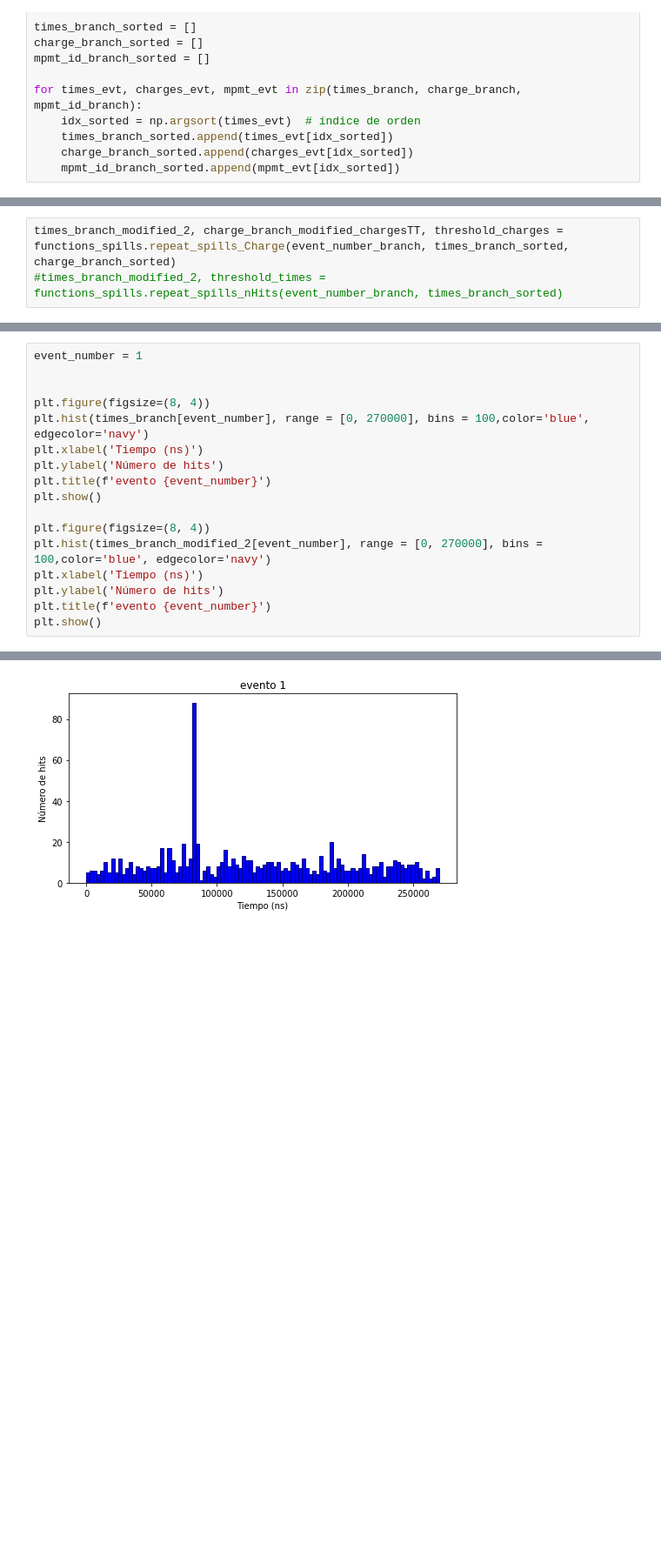
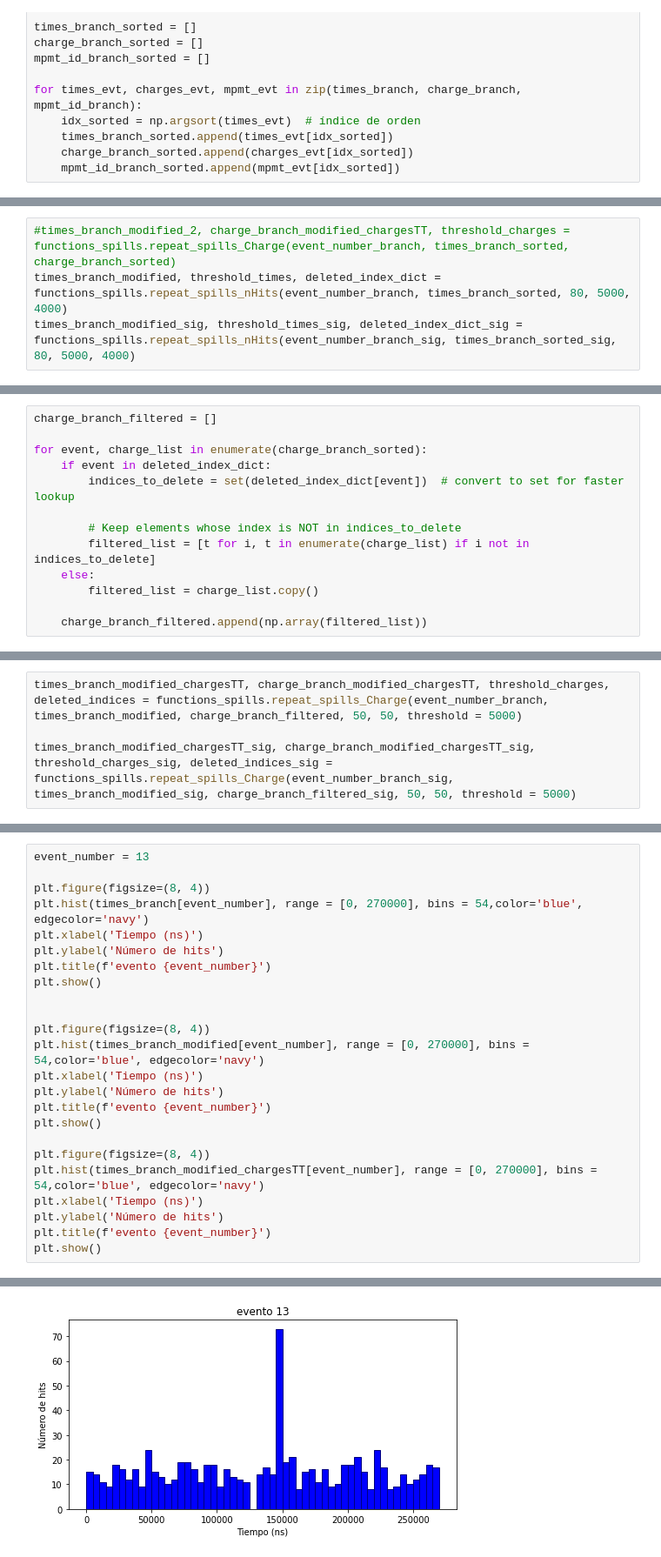
Before and after one commit to halmamol/WCTECoincidence_Analysis, a Jupyter notebook: nHits_count/jupyter_notebooks/spillsDelete.ipynb, the cells around one changed output, grey strips where cells are left out. Shown at 87% size. Saved outputs shown, nothing was run; the diff lists cells and outputs as text; blank space fills up the shorter version.

```diff
--- a/nHits_count/jupyter_notebooks/spillsDelete.ipynb
+++ b/nHits_count/jupyter_notebooks/spillsDelete.ipynb
@@ -42,3 +66,4 @@ for times_evt, charges_evt, mpmt_evt in zip(times_branch, charge_branch, mpmt_id
 # %%
-times_branch_modified_2, charge_branch_modified_chargesTT, threshold_charges = functions_spills.repeat_spills_Charge(event_number_branch, times_branch_sorted, charge_branch_sorted)
-#times_branch_modified_2, threshold_times = functions_spills.repeat_spills_nHits(event_number_branch, times_branch_sorted)
+#times_branch_modified_2, charge_branch_modified_chargesTT, threshold_charges = functions_spills.repeat_spills_Charge(event_number_branch, times_branch_sorted, charge_branch_sorted)
+times_branch_modified, threshold_times, deleted_index_dict = functions_spills.repeat_spills_nHits(event_number_branch, times_branch_sorted, 80, 5000, 4000)
+times_branch_modified_sig, threshold_times_sig, deleted_index_dict_sig = functions_spills.repeat_spills_nHits(event_number_branch_sig, times_branch_sorted_sig, 80, 5000, 4000)
@@ -51,0 +74,13 @@ Event 1446: spill_ChargeTT applied 2 times
+# %%
+charge_branch_filtered = []
+
+for event, charge_list in enumerate(charge_branch_sorted):
+    if event in deleted_index_dict:
+        indices_to_delete = set(deleted_index_dict[event])  # convert to set for faster lookup
+
+        # Keep elements whose index is NOT in indices_to_delete
+        filtered_list = [t for i, t in enumerate(charge_list) if i not in indices_to_delete]
+    else:
+        filtered_list = charge_list.copy()
+
+    charge_branch_filtered.append(np.array(filtered_list))
@@ -51,0 +100,4 @@ Event 1446: spill_ChargeTT applied 2 times
+# %%
+times_branch_modified_chargesTT, charge_branch_modified_chargesTT, threshold_charges, deleted_indices = functions_spills.repeat_spills_Charge(event_number_branch, times_branch_modified, charge_branch_filtered, 50, 50, threshold = 5000)
+
+times_branch_modified_chargesTT_sig, charge_branch_modified_chargesTT_sig, threshold_charges_sig, deleted_indices_sig = functions_spills.repeat_spills_Charge(event_number_branch_sig, times_branch_modified_sig, charge_branch_filtered_sig, 50, 50, threshold = 5000)
@@ -52,16 +112,23 @@ Event 1446: spill_ChargeTT applied 2 times
 # %%
-event_number = 1
+event_number = 13
+
+plt.figure(figsize=(8, 4))
+plt.hist(times_branch[event_number], range = [0, 270000], bins = 54,color='blue', edgecolor='navy')
+plt.xlabel('Tiempo (ns)')
+plt.ylabel('Número de hits')
+plt.title(f'evento {event_number}')
+plt.show()
 
 
 plt.figure(figsize=(8, 4))
-plt.hist(times_branch[event_number], range = [0, 270000], bins = 100,color='blue', edgecolor='navy')
+plt.hist(times_branch_modified[event_number], range = [0, 270000], bins = 54,color='blue', edgecolor='navy')
 plt.xlabel('Tiempo (ns)')
 plt.ylabel('Número de hits')
 plt.title(f'evento {event_number}')
 plt.show()
 
 plt.figure(figsize=(8, 4))
-plt.hist(times_branch_modified_2[event_number], range = [0, 270000], bins = 100,color='blue', edgecolor='navy')
+plt.hist(times_branch_modified_chargesTT[event_number], range = [0, 270000], bins = 54,color='blue', edgecolor='navy')
 plt.xlabel('Tiempo (ns)')
 plt.ylabel('Número de hits')
 plt.title(f'evento {event_number}')
@@ -71 +138 @@ plt.show()
-[figure, old version]
+[figure, new version]
```
Also changed, not shown: parts of 23 cells of this notebook, 6 other files.
